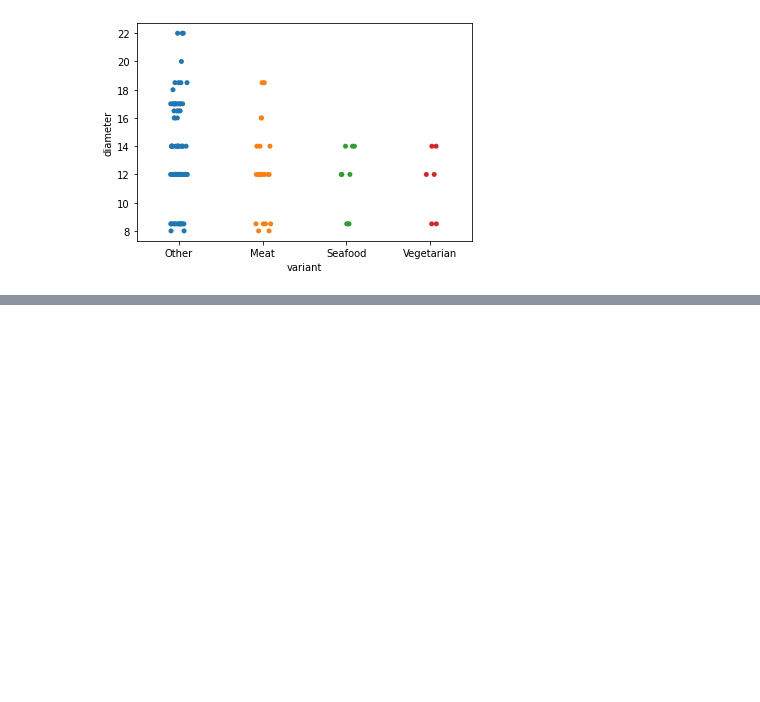
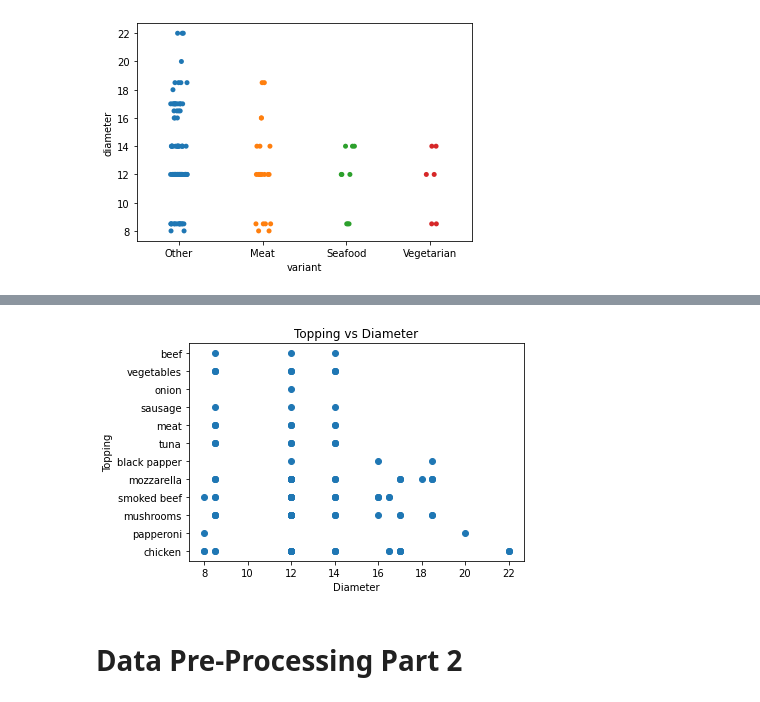
Before and after one commit to faizramadhan0202/Pizza-Price-Prediction, a Jupyter notebook: Pizza.ipynb, the cells around one changed output, grey strips where cells are left out. Saved outputs shown, nothing was run; the diff lists cells and outputs as text; code cells hidden in the pictures; blank space fills up the shorter version.

Commit message:
Update Pre-Processing Part 2

```diff
--- a/Pizza.ipynb
+++ b/Pizza.ipynb
@@ -206,0 +209,14 @@ sns.stripplot(x="variant", y="diameter", data=df)
+# %%
+plt.scatter(x=df['diameter'], y=df['topping'])
+
+plt.title('Topping vs Diameter')
+
+plt.xlabel('Diameter')
+
+plt.ylabel('Topping')
+
+plt.show()
+# %% [output]
+[figure, added]
+# %% [markdown]
+# Data Pre-Processing Part 2
```
Also changed, not shown: parts of 5 cells of this notebook.
